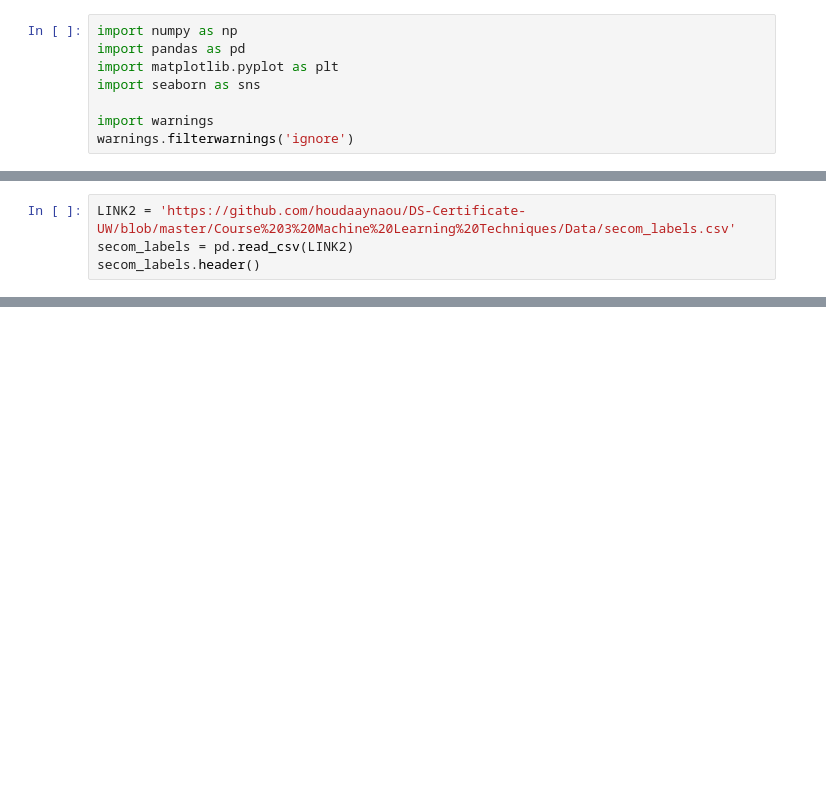
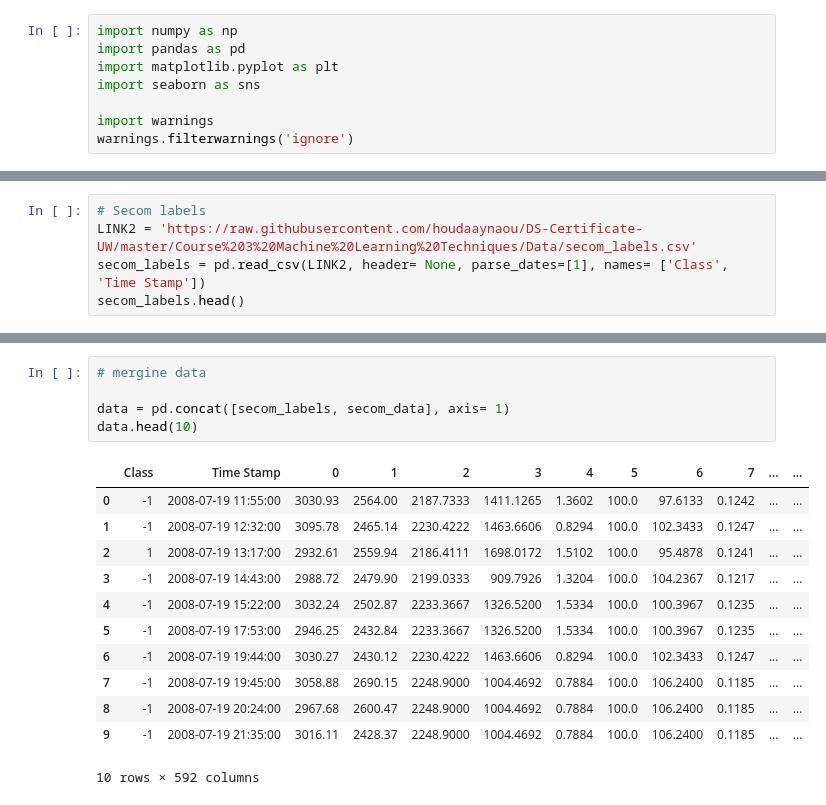
Before and after one commit to haynaou/DS-Certificate-UW, a Jupyter notebook: Course 3 Machine Learning Techniques/Milestone/M01-Houda-Aynaou.ipynb, the cells around one changed output, grey strips where cells are left out. Saved outputs shown, nothing was run; the diff lists cells and outputs as text; blank space fills up the shorter version.

```diff
--- a/Course 3 Machine Learning Techniques/Milestone/M01-Houda-Aynaou.ipynb
+++ b/Course 3 Machine Learning Techniques/Milestone/M01-Houda-Aynaou.ipynb
@@ -39,7 +40,8 @@ secom_data.head()
 | 4 | 3032.24 | 2502.87 | 2233.3667 | 1326.5200 | 1.5334 | 100.0 | 100.3967 | 0.1235 | 1.5031 | -0.0031 | ... | ... |
 5 rows × 590 columns
 # %%
-LINK2 = 'https://github.com/houdaaynaou/DS-Certificate-UW/blob/master/Course%203%20Machine%20Learning%20Techniques/Data/secom_labels.csv'
-secom_labels = pd.read_csv(LINK2)
-secom_labels.header()
+# Secom labels
+LINK2 = 'https://raw.githubusercontent.com/houdaaynaou/DS-Certificate-UW/master/Course%203%20Machine%20Learning%20Techniques/Data/secom_labels.csv'
+secom_labels = pd.read_csv(LINK2, header= None, parse_dates=[1], names= ['Class', 'Time Stamp'])
+secom_labels.head()
 # %% [output]
@@ -46,0 +54,18 @@ ParserError: Error tokenizing data. C error: Expected 1 fields in line 49, saw 2
+# %%
+# mergine data
+
+data = pd.concat([secom_labels, secom_data], axis= 1)
+data.head(10)
+# %% [output]
+|  | Class | Time Stamp | 0 | 1 | 2 | 3 | 4 | 5 | 6 | 7 | ... | ... |
+| 0 | -1 | 2008-07-19 11:55:00 | 3030.93 | 2564.00 | 2187.7333 | 1411.1265 | 1.3602 | 100.0 | 97.6133 | 0.1242 | ... | ... |
+| 1 | -1 | 2008-07-19 12:32:00 | 3095.78 | 2465.14 | 2230.4222 | 1463.6606 | 0.8294 | 100.0 | 102.3433 | 0.1247 | ... | ... |
+| 2 | 1 | 2008-07-19 13:17:00 | 2932.61 | 2559.94 | 2186.4111 | 1698.0172 | 1.5102 | 100.0 | 95.4878 | 0.1241 | ... | ... |
+| 3 | -1 | 2008-07-19 14:43:00 | 2988.72 | 2479.90 | 2199.0333 | 909.7926 | 1.3204 | 100.0 | 104.2367 | 0.1217 | ... | ... |
+| 4 | -1 | 2008-07-19 15:22:00 | 3032.24 | 2502.87 | 2233.3667 | 1326.5200 | 1.5334 | 100.0 | 100.3967 | 0.1235 | ... | ... |
+| 5 | -1 | 2008-07-19 17:53:00 | 2946.25 | 2432.84 | 2233.3667 | 1326.5200 | 1.5334 | 100.0 | 100.3967 | 0.1235 | ... | ... |
+| 6 | -1 | 2008-07-19 19:44:00 | 3030.27 | 2430.12 | 2230.4222 | 1463.6606 | 0.8294 | 100.0 | 102.3433 | 0.1247 | ... | ... |
+| 7 | -1 | 2008-07-19 19:45:00 | 3058.88 | 2690.15 | 2248.9000 | 1004.4692 | 0.7884 | 100.0 | 106.2400 | 0.1185 | ... | ... |
+| 8 | -1 | 2008-07-19 20:24:00 | 2967.68 | 2600.47 | 2248.9000 | 1004.4692 | 0.7884 | 100.0 | 106.2400 | 0.1185 | ... | ... |
+| 9 | -1 | 2008-07-19 21:35:00 | 3016.11 | 2428.37 | 2248.9000 | 1004.4692 | 0.7884 | 100.0 | 106.2400 | 0.1185 | ... | ... |
+10 rows × 592 columns
```
Also changed, not shown: parts of 45 cells of this notebook, 1 other file.
